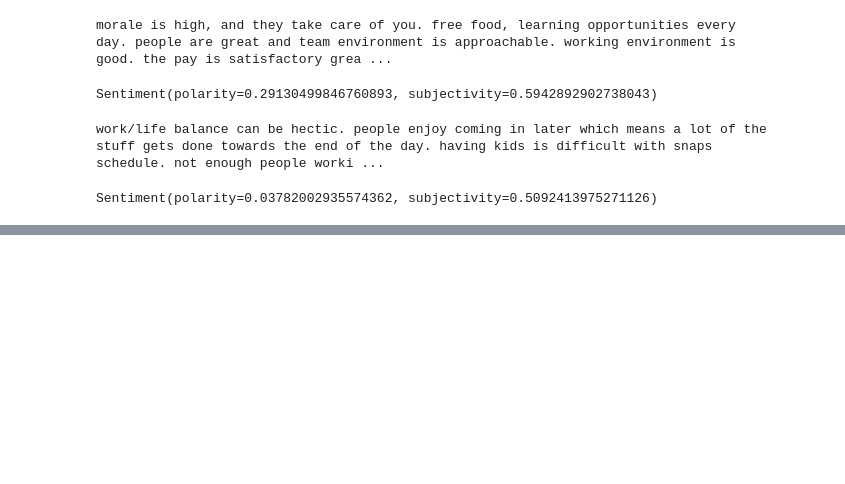
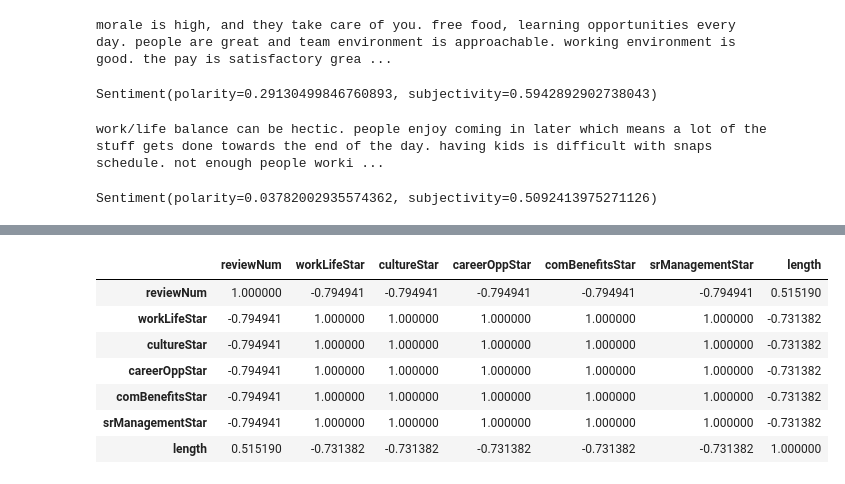
Before and after one commit to VinayNSS/Vinay_Capstone, a Jupyter notebook: sentiment.ipynb, the cells around one changed output, grey strips where cells are left out. Drawn from its saved outputs; the diff is of its cells as text; code cells hidden in the pictures; blank space fills up the shorter version.

```diff
--- a/sentiment.ipynb
+++ b/sentiment.ipynb
@@ -246,0 +292,13 @@ Sentiment(polarity=0.03782002935574362, subjectivity=0.5092413975271126)
+# %%
+# visualizing correlations in dataframe
+stars = df.groupby('overallStar').mean()
+stars.corr()
+# %% [output]
+|  | reviewNum | workLifeStar | cultureStar | careerOppStar | comBenefitsStar | srManagementStar | length |
+| reviewNum | 1.000000 | -0.794941 | -0.794941 | -0.794941 | -0.794941 | -0.794941 | 0.515190 |
+| workLifeStar | -0.794941 | 1.000000 | 1.000000 | 1.000000 | 1.000000 | 1.000000 | -0.731382 |
+| cultureStar | -0.794941 | 1.000000 | 1.000000 | 1.000000 | 1.000000 | 1.000000 | -0.731382 |
+| careerOppStar | -0.794941 | 1.000000 | 1.000000 | 1.000000 | 1.000000 | 1.000000 | -0.731382 |
+| comBenefitsStar | -0.794941 | 1.000000 | 1.000000 | 1.000000 | 1.000000 | 1.000000 | -0.731382 |
+| srManagementStar | -0.794941 | 1.000000 | 1.000000 | 1.000000 | 1.000000 | 1.000000 | -0.731382 |
+| length | 0.515190 | -0.731382 | -0.731382 | -0.731382 | -0.731382 | -0.731382 | 1.000000 |
```
Also changed, not shown: parts of 9 cells of this notebook.
